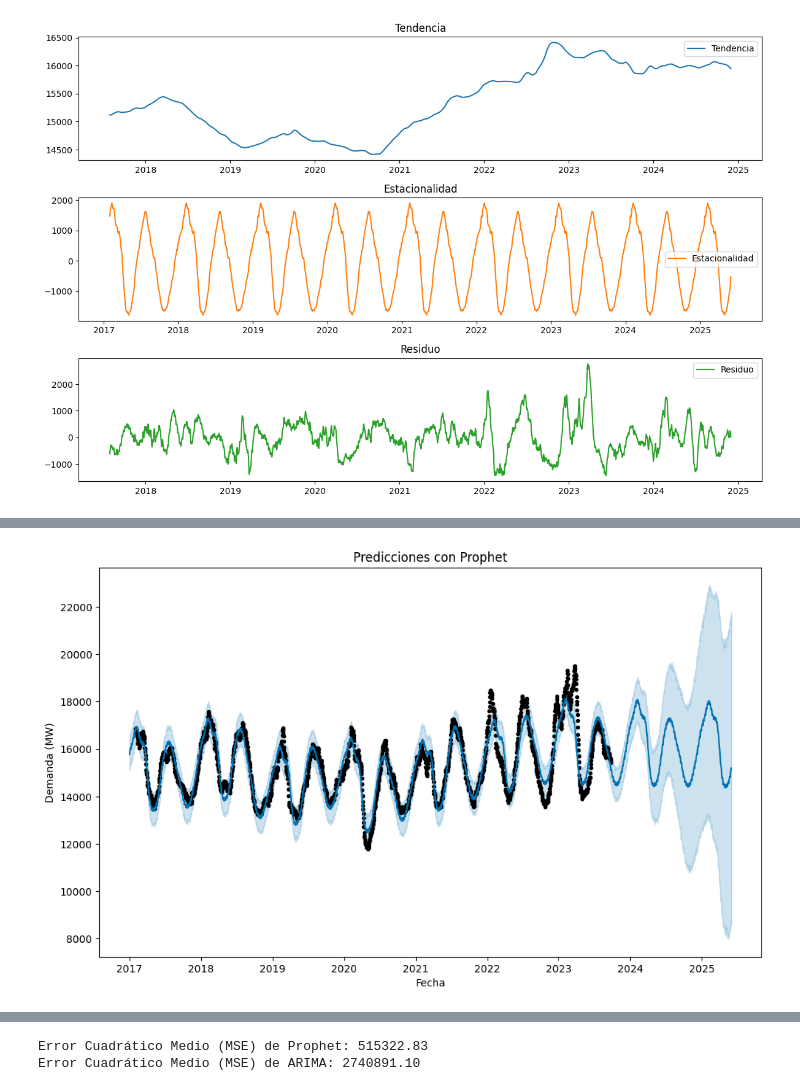
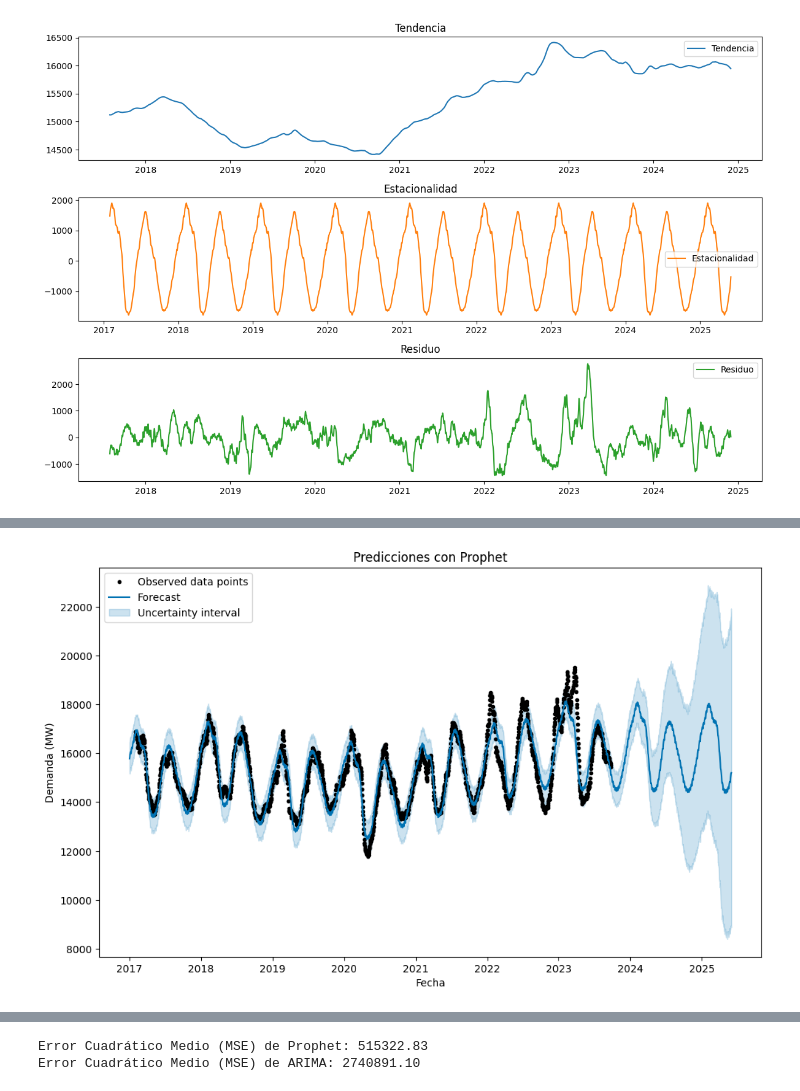
Before and after one commit to IanncitoB/PAS, a Jupyter notebook: consumo.ipynb, the cells around one changed output, grey strips where cells are left out. Saved outputs shown, nothing was run; the diff lists cells and outputs as text; code cells hidden in the pictures.

```diff
--- a/consumo.ipynb
+++ b/consumo.ipynb
@@ -277,16 +277,17 @@ Importing plotly failed. Interactive plots will not work.
 # %%
 # Visualizar la serie original con la tendencia y estacionalidad
 future = prophet_model.make_future_dataframe(periods=test_size)
 forecast_prophet = prophet_model.predict(future)
 # Visualizar las predicciones de Prophet
 fig = prophet_model.plot(forecast_prophet)
 plt.title('Predicciones con Prophet')
 plt.xlabel('Fecha')
 plt.ylabel('Demanda (MW)')
 plt.grid()
+plt.legend()
 plt.show()
 # %% [output]
-[figure, old version]
+[figure, new version]
 # %%
 # Comparamos test y predicciones de Prophet
 plt.figure(figsize=(12, 6))
```
Also changed, not shown: parts of 3 cells of this notebook, 1 other file.
